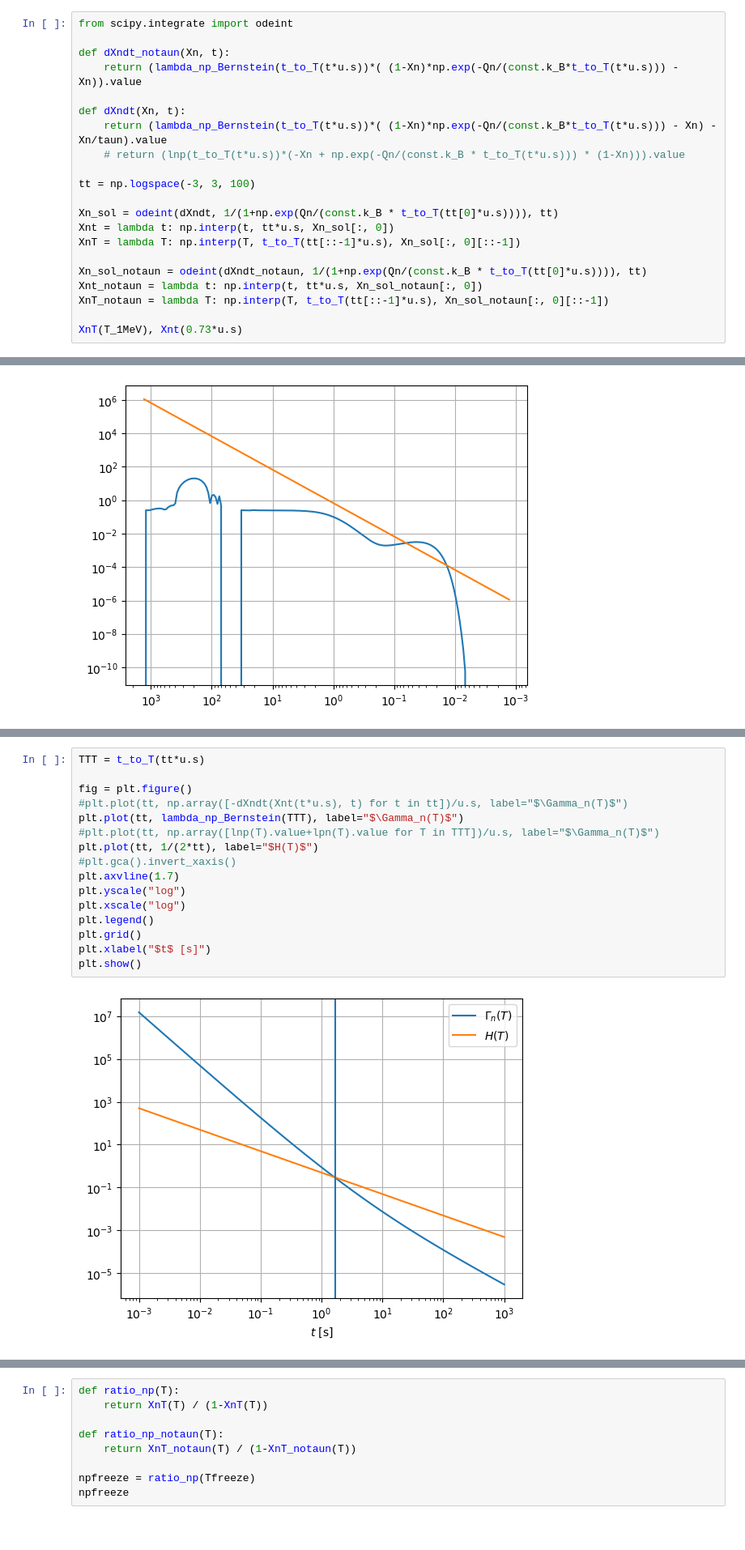
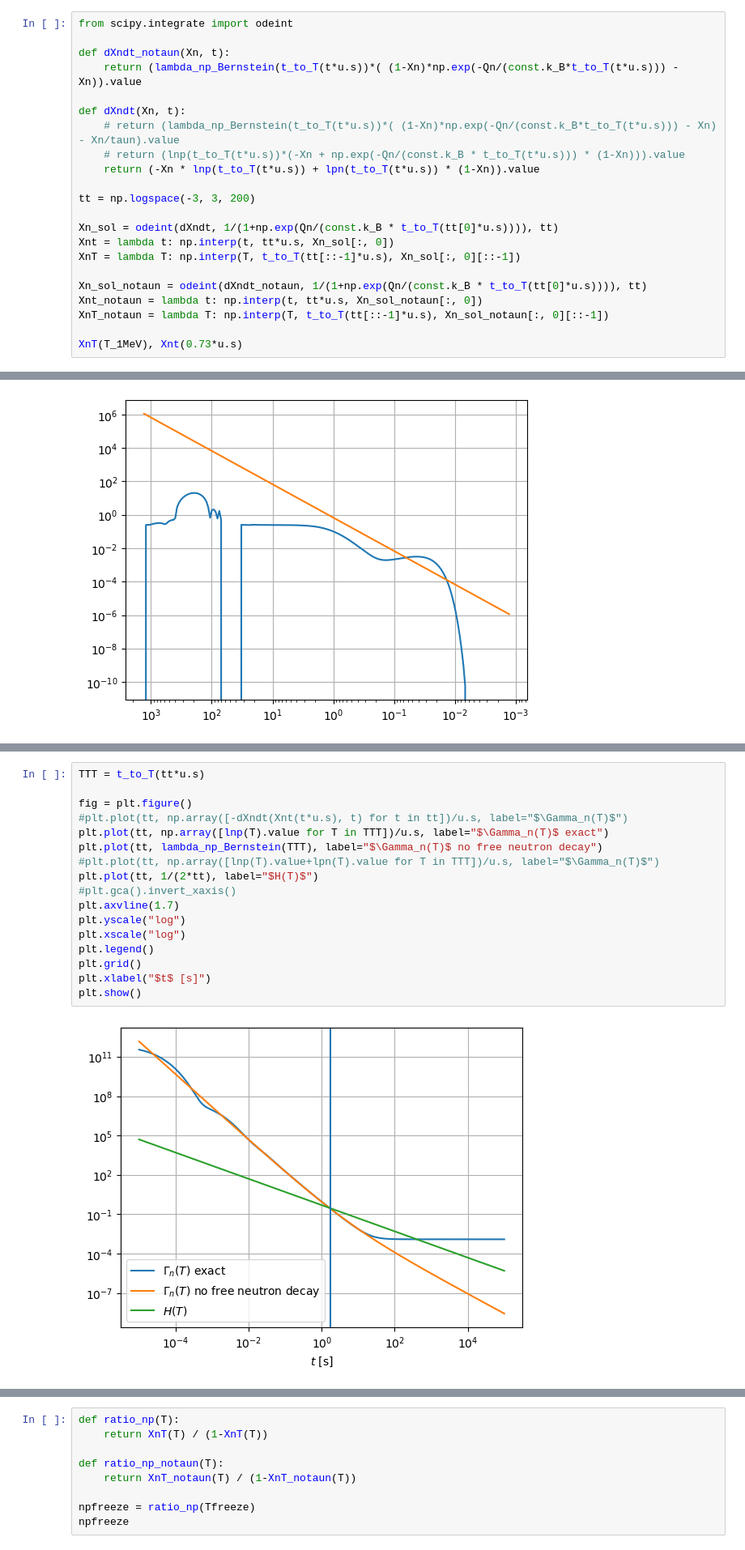
Before and after one commit to jeremyneveu/m2-npac-grac, a Jupyter notebook: notebooks/CMB_BBN.ipynb, the cells around one changed output, grey strips where cells are left out. Shown: that part at 81% size. Saved outputs shown, nothing was run; the diff lists cells and outputs as text.

```diff
--- a/notebooks/CMB_BBN.ipynb
+++ b/notebooks/CMB_BBN.ipynb
@@ -172,10 +189,11 @@ def dXndt_notaun(Xn, t):
     return (lambda_np_Bernstein(t_to_T(t*u.s))*( (1-Xn)*np.exp(-Qn/(const.k_B*t_to_T(t*u.s))) - Xn)).value
 
 def dXndt(Xn, t):
-    return (lambda_np_Bernstein(t_to_T(t*u.s))*( (1-Xn)*np.exp(-Qn/(const.k_B*t_to_T(t*u.s))) - Xn) - Xn/taun).value
+    # return (lambda_np_Bernstein(t_to_T(t*u.s))*( (1-Xn)*np.exp(-Qn/(const.k_B*t_to_T(t*u.s))) - Xn) - Xn/taun).value
     # return (lnp(t_to_T(t*u.s))*(-Xn + np.exp(-Qn/(const.k_B * t_to_T(t*u.s))) * (1-Xn))).value
+    return (-Xn * lnp(t_to_T(t*u.s)) + lpn(t_to_T(t*u.s)) * (1-Xn)).value
 
-tt = np.logspace(-3, 3, 100)
+tt = np.logspace(-3, 3, 200)
 
 Xn_sol = odeint(dXndt, 1/(1+np.exp(Qn/(const.k_B * t_to_T(tt[0]*u.s)))), tt)
 Xnt = lambda t: np.interp(t, tt*u.s, Xn_sol[:, 0])
@@ -283,18 +302,19 @@ plt.show()
 # %%
 TTT = t_to_T(tt*u.s)
 
 fig = plt.figure()
 #plt.plot(tt, np.array([-dXndt(Xnt(t*u.s), t) for t in tt])/u.s, label="$\Gamma_n(T)$")
-plt.plot(tt, lambda_np_Bernstein(TTT), label="$\Gamma_n(T)$")
+plt.plot(tt, np.array([lnp(T).value for T in TTT])/u.s, label="$\Gamma_n(T)$ exact")
+plt.plot(tt, lambda_np_Bernstein(TTT), label="$\Gamma_n(T)$ no free neutron decay")
 #plt.plot(tt, np.array([lnp(T).value+lpn(T).value for T in TTT])/u.s, label="$\Gamma_n(T)$")
 plt.plot(tt, 1/(2*tt), label="$H(T)$")
 #plt.gca().invert_xaxis()
 plt.axvline(1.7)
 plt.yscale("log")
 plt.xscale("log")
 plt.legend()
 plt.grid()
 plt.xlabel("$t$ [s]")
 plt.show()
 # %% [output]
-[figure, old version]
+[figure, new version]
```
Also changed, not shown: parts of 32 cells of this notebook, 2 other files.
